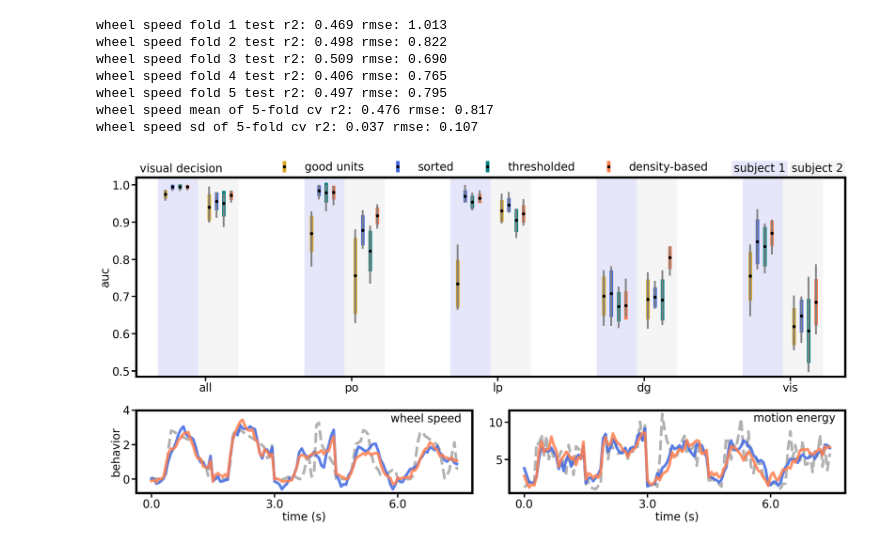
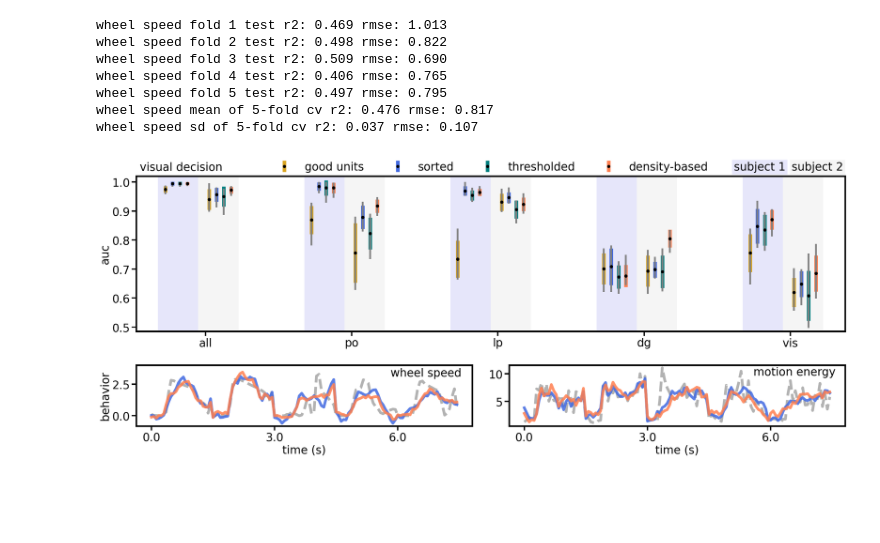
Before and after one commit to yzhang511/density_decoding, a Jupyter notebook: demo/cosyne_figures.ipynb, the cells around one changed output. Drawn from its saved outputs; the diff is of its cells as text; code cells hidden in the pictures; blank space fills up the shorter version.

```diff
--- a/demo/cosyne_figures.ipynb
+++ b/demo/cosyne_figures.ipynb
@@ -369,7 +369,7 @@ spike_entropy = entropy(spike_probs, base=2, axis=1)
 spike_features = np.load('../pretrained/danlab/Subjects/DY_009/spike_features.npy')
 _, _, maxptp = spike_features.T
 # %%
-fig = plt.figure(figsize=(24,7))
+fig = plt.figure(figsize=(24,6))
 
 gs = GridSpec(2, 6)
 
@@ -396,7 +396,7 @@ for ax in [ax2, ax3, ax4, ax5, ax6, ax7]:
     ax.set_xlim(spike_probs[count*offset].argmax()-10,
                        spike_probs[count*offset].argmax()+10)
     ax.set_ylim(0, 1.)
-    ax.set_title(f'entropy: {entropy(spike_probs[count*offset]):.2f}')
+    ax.set_title(f'entropy: {entropy(spike_probs[count*offset], base=2):.2f}')
 
 ax2.set_ylabel('density')
 ax5.set_ylabel('density')
@@ -408,5 +408,5 @@ for ax in [ax1, ax2, ax3, ax4, ax5, ax6, ax7]:
     ax.tick_params(axis='both', length=10, width=3)
 
 plt.tight_layout()
-plt.savefig('cosyne_fig_2.png', dpi=600)
+plt.savefig('cosyne_fig_2.png', dpi=800)
 # %% [output]
@@ -640,7 +640,7 @@ dy09_clusterless = np.array([
     regional_decode_results[rois[4]][behave_type][data_type][idx]
 ])
 # %%
-fig = plt.figure(figsize=(24,12))
+fig = plt.figure(figsize=(24,10))
 
 gs = GridSpec(3, 2)
 
@@ -703,9 +703,9 @@ ax1.set_xticks([-.25, 1.75, 3.75, 5.75, 7.75], ticks)
 ax1.set_xlim(-1.2, 8.5)
 ax1.set_ylim(0.485, 1.02)
 ax1.set_ylabel('auc')
-ax1.text(-1.15, 1.035, 'visual decision')
+ax1.text(-1.15, 1.04, 'visual decision')
 
-ax1.legend(loc='upper center', bbox_to_anchor=(0.5, 1.13),
+ax1.legend(loc='upper center', bbox_to_anchor=(0.5, 1.16),
           ncol=4, fancybox=False, shadow=False, frameon=False)
 
 ax1.axvspan(-.9, -.35, facecolor='lavender')
@@ -719,37 +719,37 @@ ax1.axvspan(5.65, 6.2, facecolor='whitesmoke')
 ax1.axvspan(7.1, 7.65, facecolor='lavender')
 ax1.axvspan(7.65, 8.2, facecolor='whitesmoke')
 
-ax1.text(6.98, 1.035, 'subject 1', bbox={'facecolor': 'lavender', 'edgecolor':'none', 'pad':5})
-ax1.text(7.77, 1.035, 'subject 2', bbox={'facecolor': 'whitesmoke', 'edgecolor':'none', 'pad':5})
+ax1.text(6.98, 1.04, 'subject 1', bbox={'facecolor': 'lavender', 'edgecolor':'none', 'pad':4})
+ax1.text(7.77, 1.04, 'subject 2', bbox={'facecolor': 'whitesmoke', 'edgecolor':'none', 'pad':4})
 
 ax2.plot(np.hstack([obs_wheel_speed[2][i] for i in range(0, 50, 10)]), alpha=.6, linewidth=6.,
          c='gray', linestyle='dashed', label='observed');
 ax2.plot(np.hstack([sorted_wheel_speed[2].reshape(-1, 25)[i] for i in range(0, 50, 10)]),
          c='royalblue', alpha=.85, linewidth=6., label='sorted');
 ax2.plot(np.hstack([clusterless_wheel_speed[2].reshape(-1, 25)[i] for i in range(0, 50, 10)]),
          c='coral', alpha=.85, linewidth=6., label='density-based');
 ax2.set_xlabel('time (s)');
 ax2.set_ylabel('behavior');
 ax2.set_ylim(-0.8, 4.)
 ax2.set_xticks(np.arange(0, 25*5, 50), np.arange(0, 7.5, 3.))
 
 ax3.plot(np.hstack([obs_motion_energy[2][i] for i in range(0, 50, 10)]), alpha=.6, linewidth=6.,
          c='gray', linestyle='dashed', label='observed');
 ax3.plot(np.hstack([sorted_motion_energy[2].reshape(-1, 25)[i] for i in range(0, 50, 10)]),
          c='royalblue', alpha=.85, linewidth=6., label='sorted');
 ax3.plot(np.hstack([clusterless_motion_energy[2].reshape(-1, 25)[i] for i in range(0, 50, 10)]),
          c='coral', alpha=.85, linewidth=6., label='density-based');
 ax3.set_xlabel('time (s)');
 ax3.set_xticks(np.arange(0, 25*5, 50), np.arange(0, 7.5, 3.))
 
-ax2.text(97, 3.3, 'wheel speed')
-ax3.text(93, 10.1, 'motion energy')
+ax2.text(97, 3.1, 'wheel speed')
+ax3.text(93, 9.7, 'motion energy')
 
 for ax in [ax1, ax2, ax3]:
     ax.tick_params(axis='both', length=10, width=3)
 
 
 plt.tight_layout()
-# plt.savefig('cosyne_fig_3.png', dpi=600)
+plt.savefig('cosyne_fig_3.png', dpi=800)
 # %% [output]
-[figure, old version]
+[figure, new version]
```
Also changed, not shown: parts of 1 cell of this notebook.
